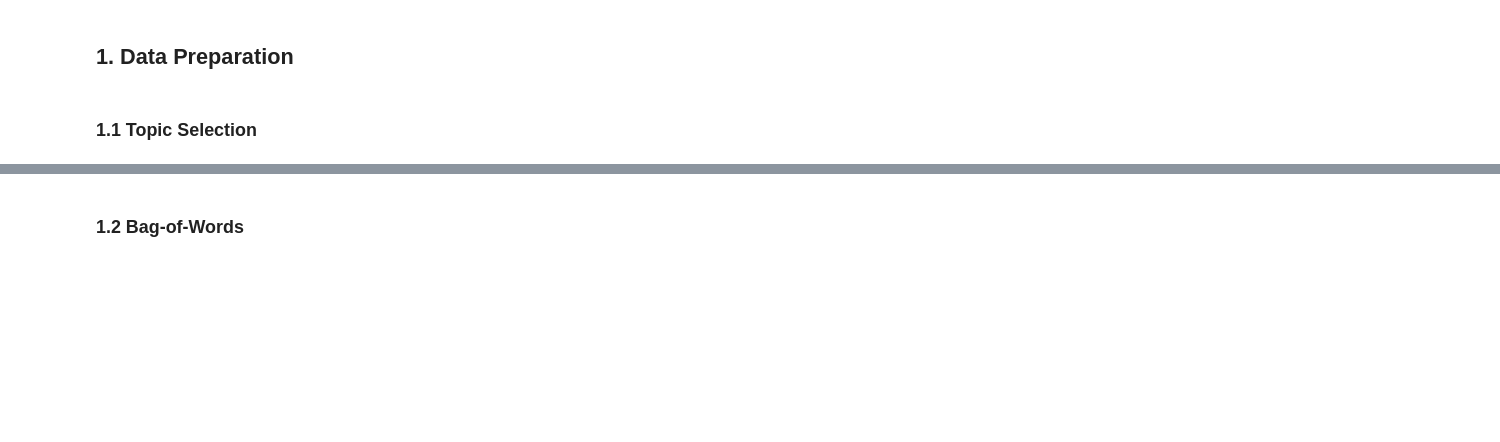
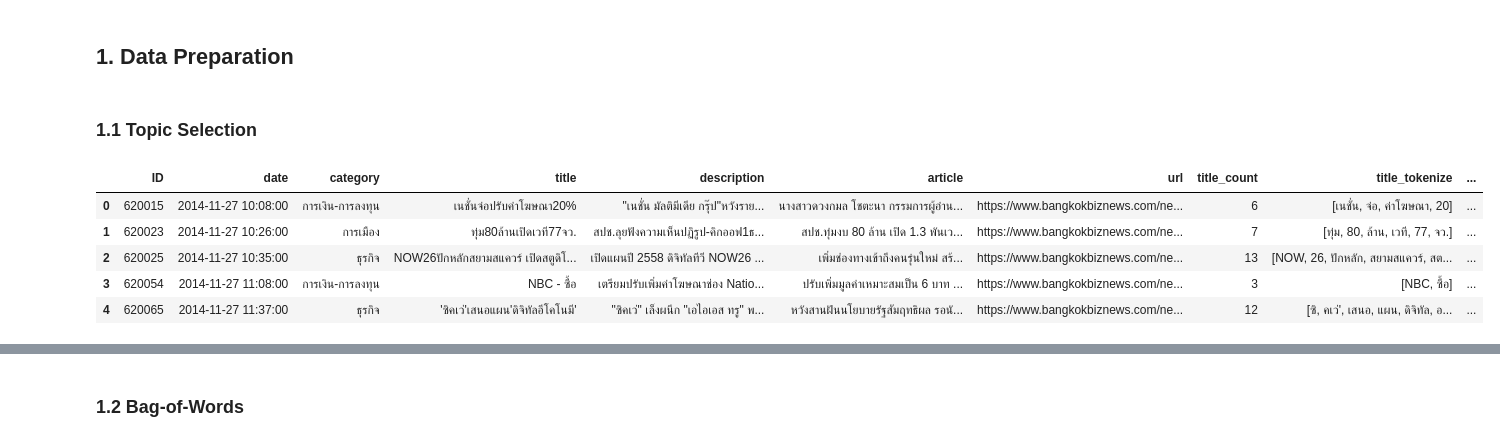
Before and after one commit to pichayaanik/Capstone_PichayaAnik, a Jupyter notebook: code/Capstone_Deepdive_digital.ipynb, the cells around one changed output, grey strips where cells are left out. Drawn from its saved outputs; the diff is of its cells as text; code cells hidden in the pictures; blank space fills up the shorter version.

```diff
--- a/code/Capstone_Deepdive_digital.ipynb
+++ b/code/Capstone_Deepdive_digital.ipynb
@@ -57,3 +57,12 @@ warnings.filterwarnings('ignore')
 # %%
 digitalb = pd.read_json('../datasets/bkkbiz_digital_processed.json')
 digitalm = pd.read_json('../datasets/matichon_digital_processed.json')
+# %%
+digitalb.head()
+# %% [output]
+|  | ID | date | category | title | description | article | url | title_count | title_tokenize | ... |
+| 0 | 620015 | 2014-11-27 10:08:00 | การเงิน-การลงทุน | เนชั่นจ่อปรับค่าโฆษณา20% | "เนชั่น มัลติมีเดีย กรุ๊ป"หวังราย... | นางสาวดวงกมล โชตะนา กรรมการผู้อำน... | https://www.bangkokbiznews.com/ne... | 6 | [เนชั่น, จ่อ, ค่าโฆษณา, 20] | ... |
+| 1 | 620023 | 2014-11-27 10:26:00 | การเมือง | ทุ่ม80ล้านเปิดเวที77จว. | สปช.ลุยฟังความเห็นปฏิรูป-คิกออฟ1ธ... | สปช.ทุ่มงบ 80 ล้าน เปิด 1.3 พันเว... | https://www.bangkokbiznews.com/ne... | 7 | [ทุ่ม, 80, ล้าน, เวที, 77, จว.] | ... |
+| 2 | 620025 | 2014-11-27 10:35:00 | ธุรกิจ | NOW26ปักหลักสยามสแควร์ เปิดสตูดิโ... | เปิดแผนปี 2558 ดิจิทัลทีวี NOW26 ... | เพิ่มช่องทางเข้าถึงคนรุ่นใหม่ สร้... | https://www.bangkokbiznews.com/ne... | 13 | [NOW, 26, ปักหลัก, สยามสแควร์, สต... | ... |
+| 3 | 620054 | 2014-11-27 11:08:00 | การเงิน-การลงทุน | NBC - ซื้อ | เตรียมปรับเพิ่มค่าโฆษณาช่อง Natio... | ปรับเพิ่มมูลค่าเหมาะสมเป็น 6 บาท ... | https://www.bangkokbiznews.com/ne... | 3 | [NBC, ซื้อ] | ... |
+| 4 | 620065 | 2014-11-27 11:37:00 | ธุรกิจ | 'ซิคเว่'เสนอแผน'ดิจิทัลอีโคโนมี' | "ซิคเว่" เล็งผนึก "เอไอเอส ทรู" พ... | หวังสานฝันนโยบายรัฐสัมฤทธิผล รอนั... | https://www.bangkokbiznews.com/ne... | 12 | [ซิ, คเว่', เสนอ, แผน, ดิจิทัล, อ... | ... |
```
Also changed, not shown: parts of 25 cells of this notebook, 1 other file.
